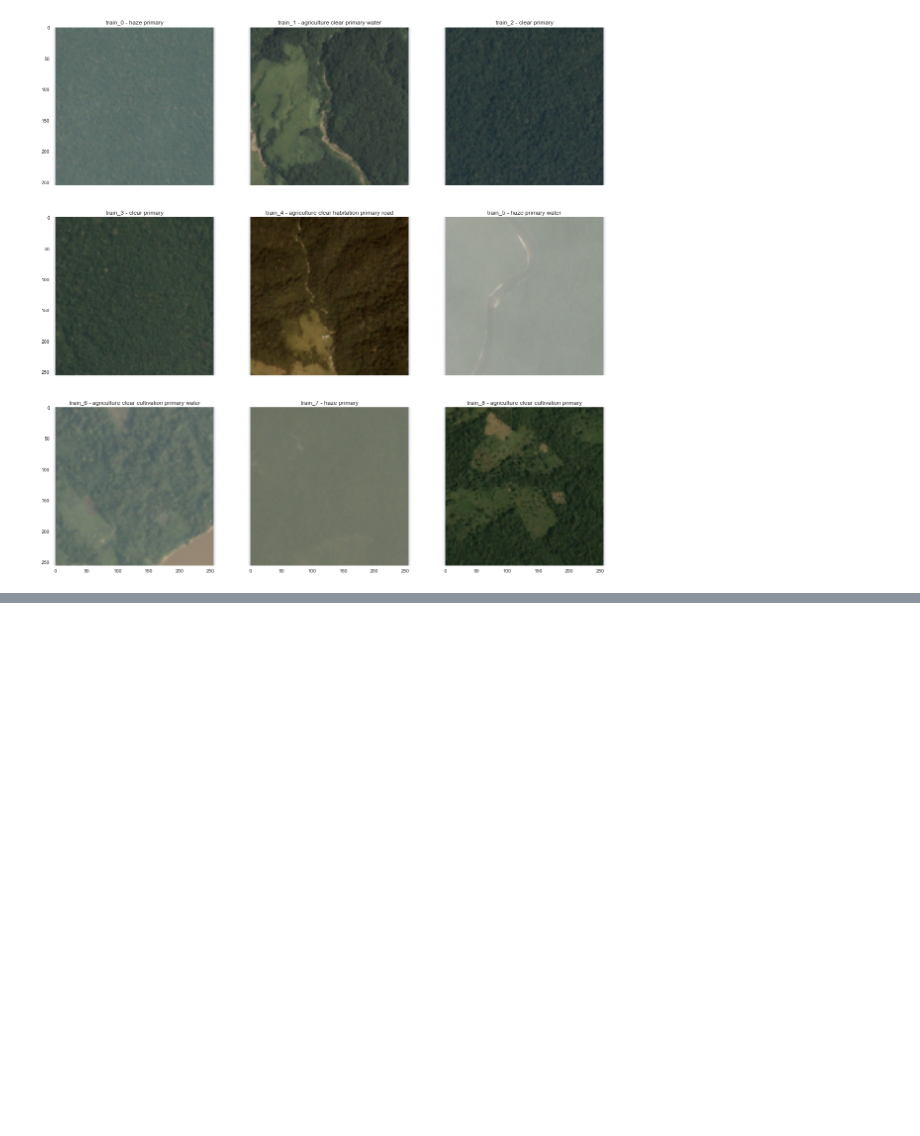
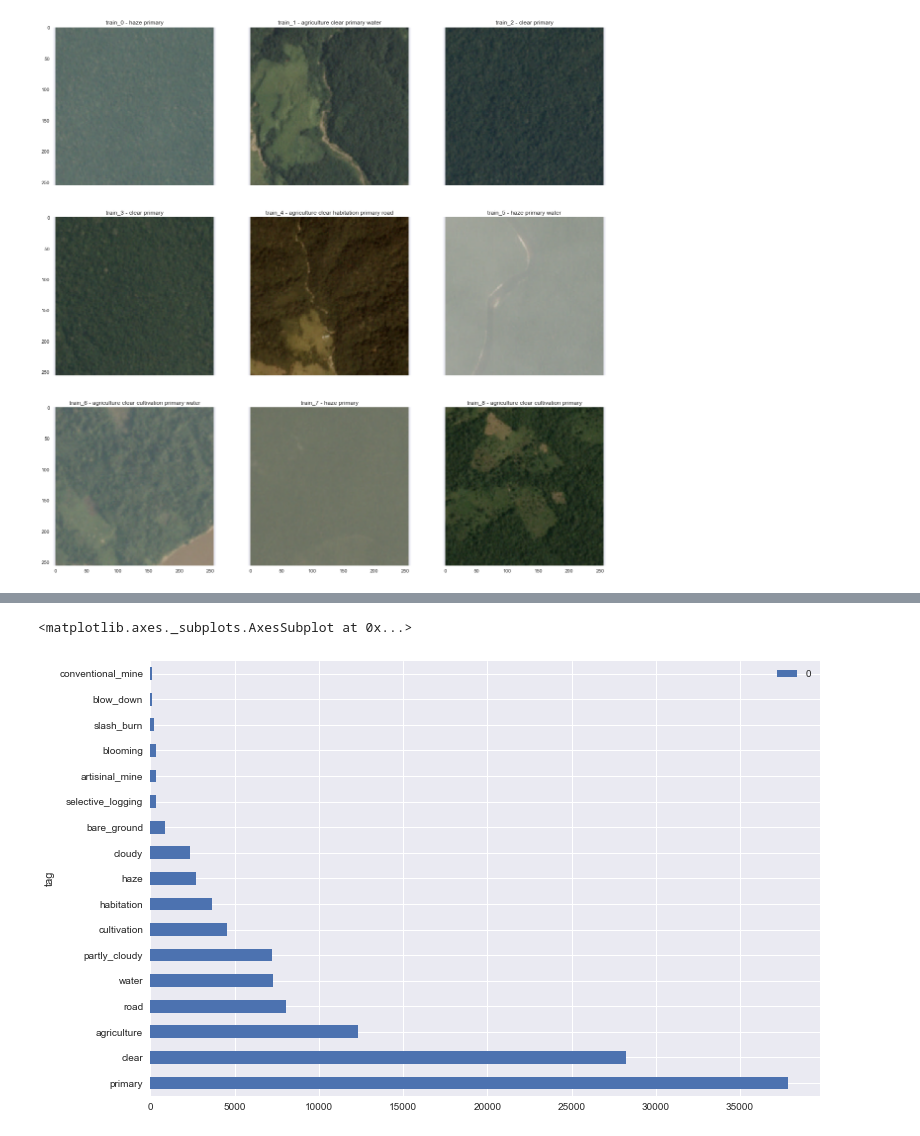
Before and after one commit to jackkwok/satellite-imagery-keras-deep-learning, a Jupyter notebook: getting_started.ipynb, the cells around one changed output, grey strips where cells are left out. Saved outputs shown, nothing was run; the diff lists cells and outputs as text; code cells hidden in the pictures; blank space fills up the shorter version.

Commit message:
checkpoint with latest notebook files

```diff
--- a/getting_started.ipynb
+++ b/getting_started.ipynb
@@ -1,28 +26,11 @@
 # %%
-import numpy as np # linear algebra
-import pandas as pd # data processing, CSV file I/O (e.g. pd.read_csv)
-import os
-import gc
-import matplotlib.pyplot as plt
-import seaborn as sns
-%matplotlib inline
 
-pal = sns.color_palette()
-
-import cv2
-#import plotly.offline as py
-#py.init_notebook_mode(connected=True)
-#import plotly.graph_objs as go
-#import plotly.tools as tls
-
-data_dir = 'D:/Downloads/amazon/'
-
-print('# File sizes')
-for f in os.listdir(data_dir):
-    if not os.path.isdir(data_dir + f):
-        print(f.ljust(30) + str(round(os.path.getsize(data_dir + f) / 1000000, 2)) + 'MB')
-    else:
-        sizes = [os.path.getsize(data_dir+f+'/'+x)/1000000 for x in os.listdir(data_dir + f)]
-        print(f.ljust(30) + str(round(sum(sizes), 2)) + 'MB' + ' ({} files)'.format(len(sizes)))
+#print('# File sizes')
+#for f in os.listdir(data_dir):
+#    if not os.path.isdir(data_dir + f):
+#        print(f.ljust(30) + str(round(os.path.getsize(data_dir + f) / 1000000, 2)) + 'MB')
+#    else:
+#        sizes = [os.path.getsize(data_dir+f+'/'+x)/1000000 for x in os.listdir(data_dir + f)]
+#        print(f.ljust(30) + str(round(sum(sizes), 2)) + 'MB' + ' ({} files)'.format(len(sizes)))
 # %% [output]
 # File sizes
@@ -37,7 +47,7 @@ train-tif.tar.7z              13233.0MB
 train.csv                     1.0MB
 __MACOSX                      0.0MB (1 files)
 # %%
-df_train = pd.read_csv(data_dir + 'train.csv')
+df_train = pd.read_csv(data_dir + 'train_v2.csv')
 df_train.head()
 # %% [output]
 |  | image_name | tags |
@@ -63,3 +73,6 @@ for f, l in df_train[:9].values:
 plt.show()
 # %% [output]
 [figure]
+# %%
+all_tags = [item for sublist in list(df_train['tags'].apply(lambda row: row.split(" ")).values) for item in sublist]
+print('total of {} non-unique tags in all training images'.format(len(all_tags)))
@@ -65,0 +81,3 @@ plt.show()
+# %%
+tags_counted_and_sorted = pd.DataFrame({'tag': all_tags}).groupby('tag').size().reset_index().sort_values(0, ascending=False)
+tags_counted_and_sorted.head()
@@ -65,0 +100,5 @@ plt.show()
+# %%
+tags_counted_and_sorted.plot.barh(x='tag', y=0, figsize=(12,8))
+# %% [output]
+<matplotlib.axes._subplots.AxesSubplot at 0x...>
+[figure, added]
```
Also changed, not shown: parts of 12 cells of this notebook, 7 other files.
